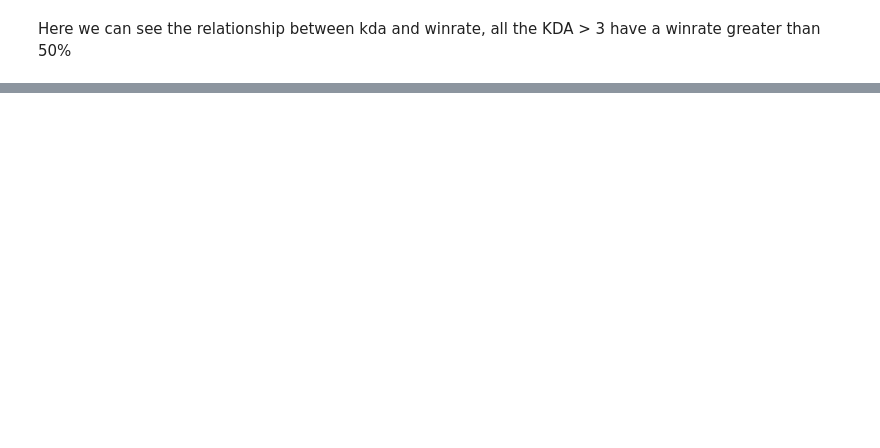
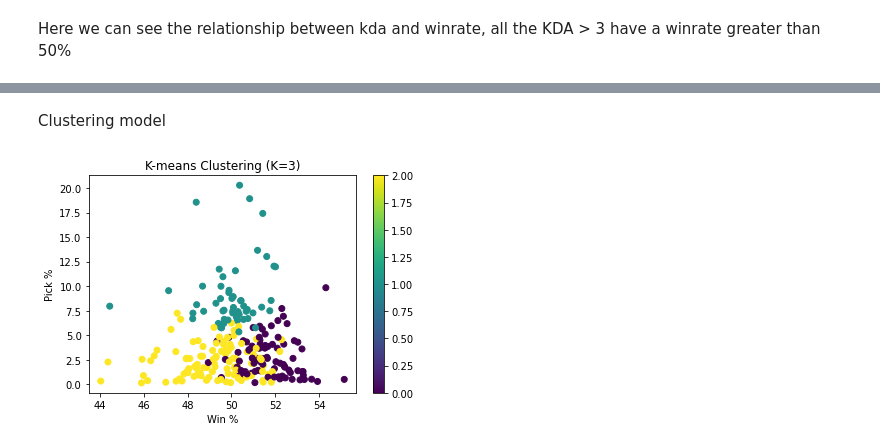
Before and after one commit to Nassim-Hb/Python_project, a Jupyter notebook: Projet.ipynb, the cells around one changed output, grey strips where cells are left out. Saved outputs shown, nothing was run; the diff lists cells and outputs as text; code cells hidden in the pictures; blank space fills up the shorter version.

```diff
--- a/Projet.ipynb
+++ b/Projet.ipynb
@@ -458,0 +473,29 @@ plt.show()
+# %% [markdown]
+Clustering model
+# %%
+# Select the features to use for clustering
+X = df[["Win %", "Pick %", "KDA"]]
+
+# Scale the features using StandardScaler
+scaler = StandardScaler()
+X_scaled = scaler.fit_transform(X)
+
+# Define the number of clusters
+k = 3
+
+# Train the K-means clustering model
+kmeans = KMeans(n_clusters=k)
+kmeans.fit(X_scaled)
+
+# Get the cluster labels for each data point
+labels = kmeans.labels_
+df["Cluster"] = labels
+fig, ax = plt.subplots()
+scatter = ax.scatter(df["Win %"], df["Pick %"], c=labels, cmap="viridis")
+ax.set_xlabel("Win %")
+ax.set_ylabel("Pick %")
+ax.set_title("K-means Clustering (K={})".format(k))
+plt.colorbar(scatter)
+plt.show()
+# %% [output]
+[figure, added]
```
Also changed, not shown: parts of 6 cells of this notebook.
